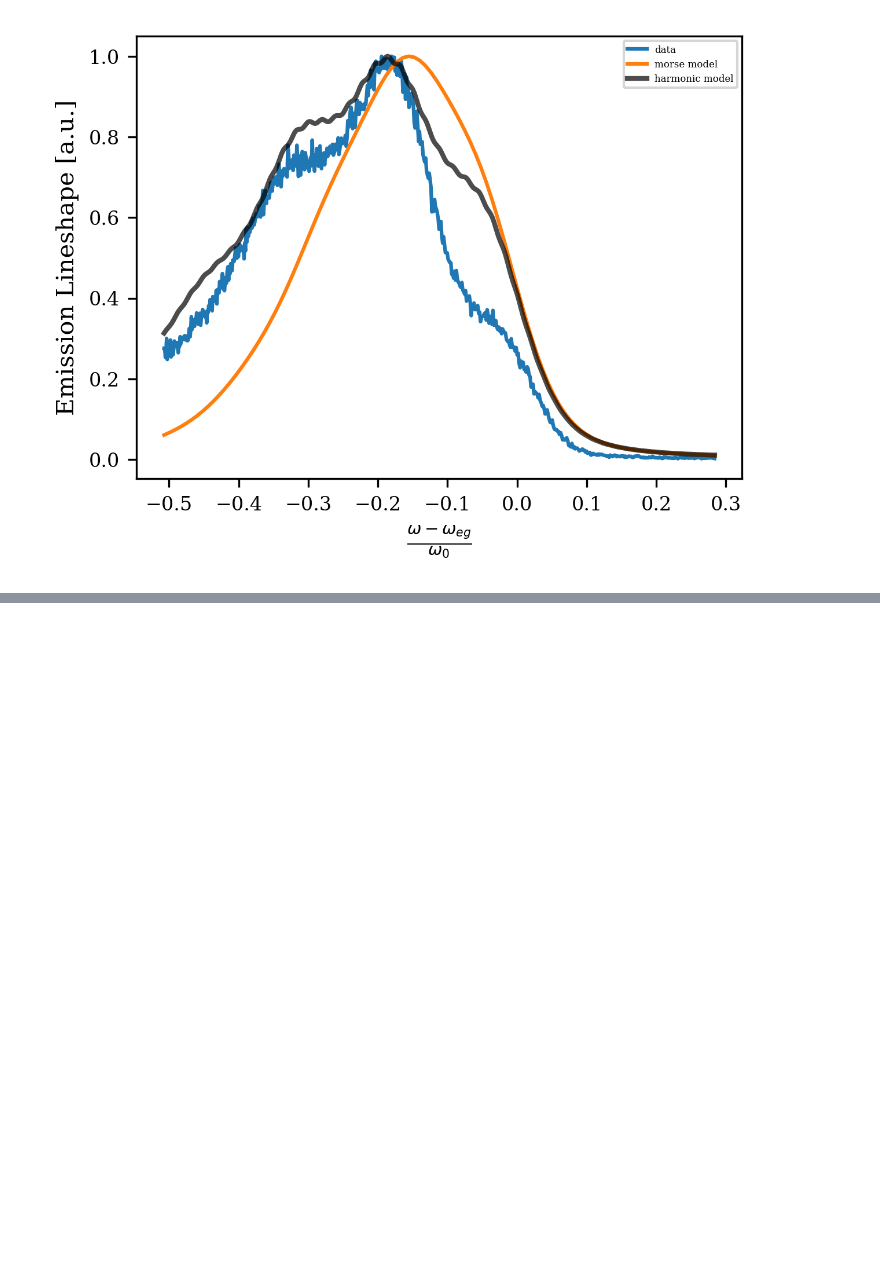
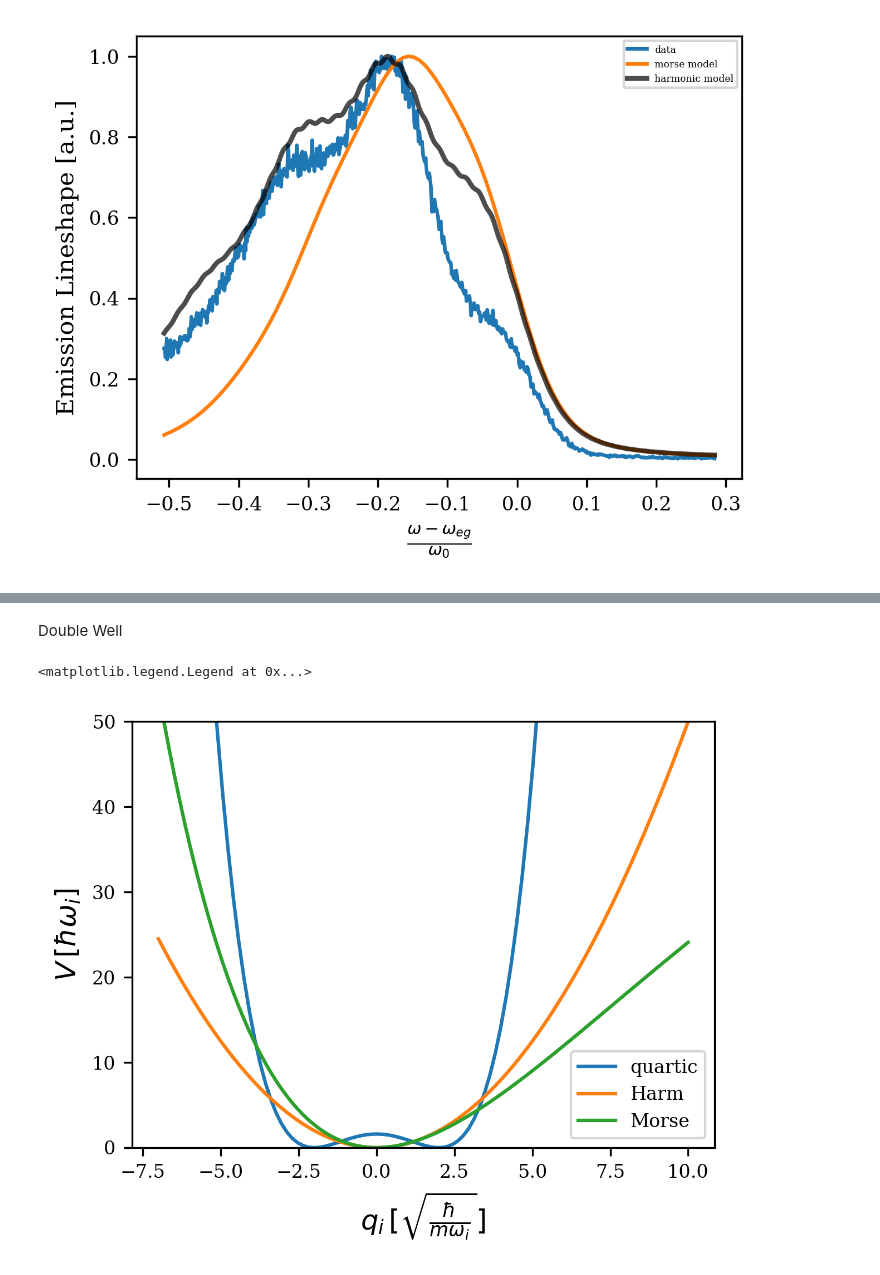
Before and after one commit to HarrisonGoldwyn/modeling_TAHz_emission, a Jupyter notebook: notebooks/Anda_Int_H_slow_anharm.ipynb, the cells around one changed output, grey strips where cells are left out. Drawn from its saved outputs; the diff is of its cells as text; code cells hidden in the pictures; blank space fills up the shorter version.

Commit message:
Also added quartic potential, shit is crazy though, I'm sure its because I am freeballin the parameters

```diff
--- a/notebooks/Anda_Int_H_slow_anharm.ipynb
+++ b/notebooks/Anda_Int_H_slow_anharm.ipynb
@@ -958,0 +1013,31 @@ plt.legend(fontsize=4)
+# %% [markdown]
+Double Well
+# %%
+def symmetric_doub_well_lambdas(root_pm, scale=1, quad_scale=1, quart_scale=1):
+    return np.array([
+        root_pm**4/scale,
+        0,
+        -2*root_pm**2/(scale*quad_scale) - .5,
+        0,
+        1/(scale*quart_scale),
+    ])
+# %%
+Vg_of_x = dom.poly_from_lambdas(
+    pot_xs,
+    symmetric_doub_well_lambdas(2, scale=10)
+    )
+
+plt.plot(pot_xs, Vg_of_x, label='quartic')
+plt.plot(pot_xs, Vh_of_x, label='Harm')
+plt.plot(
+    pot_xs,
+    dom.poly_from_lambdas(pot_xs, lambda_generator_Morse(a=.091, D=45*1.5)),
+    label='Morse'
+    )
+plt.ylim([0,50])
+plt.ylabel('$V \,[\hbar\omega_i]$')
+plt.xlabel(r'$q_i \,[\sqrt{\frac{\hbar}{m\omega_i}}]$')
+plt.legend()
+# %% [output]
+<matplotlib.legend.Legend at 0x...>
+[figure, added]
```
Also changed, not shown: parts of 10 cells of this notebook.
